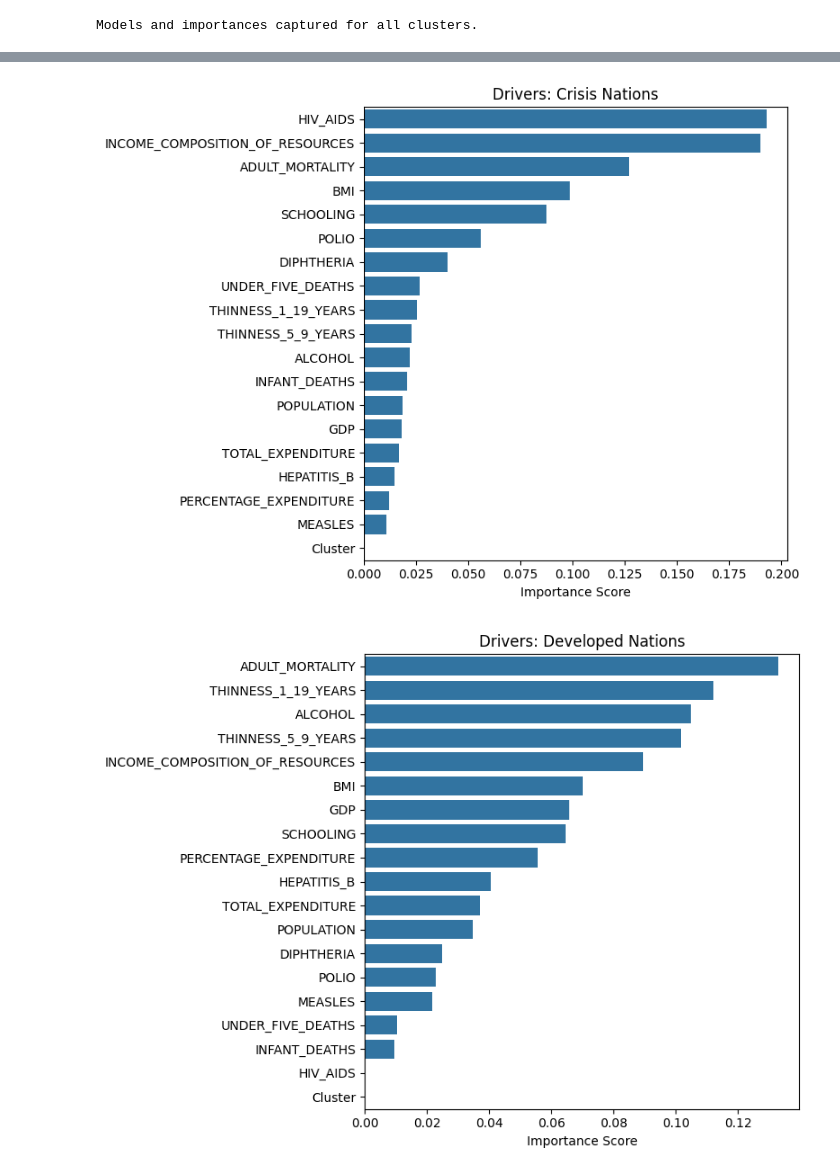
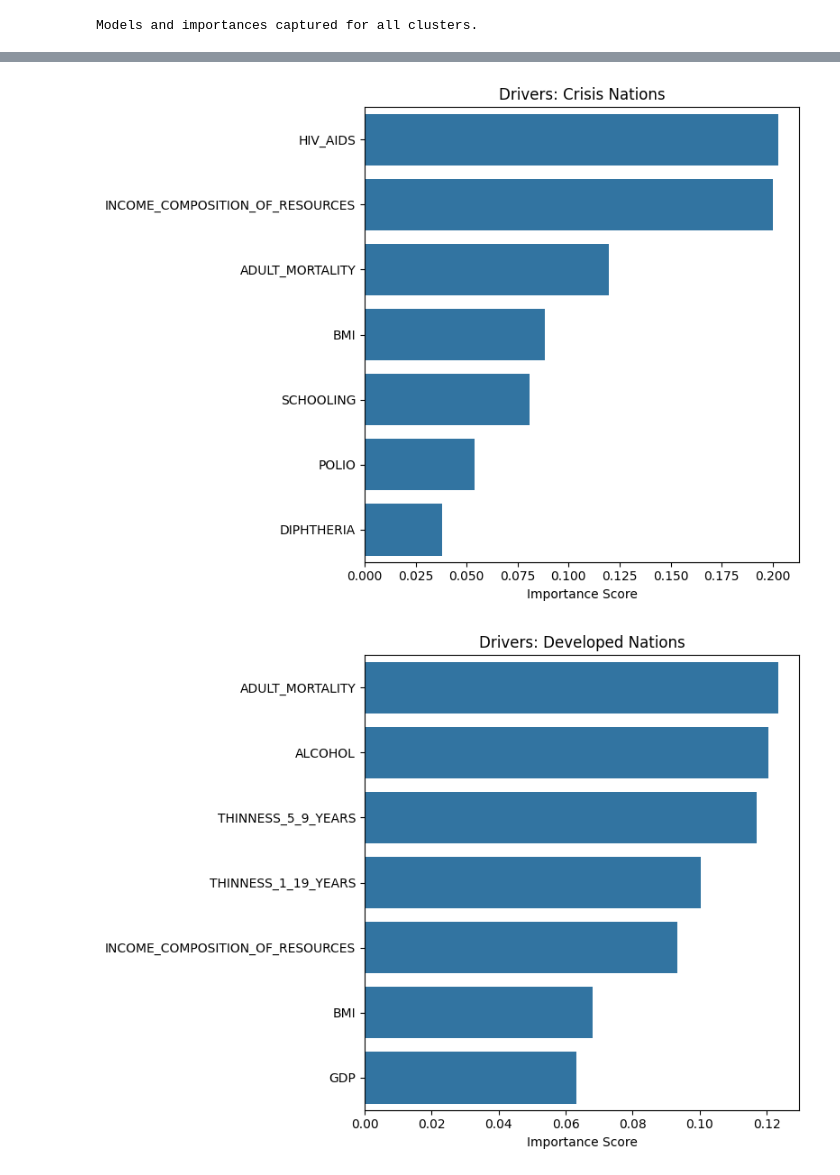
Before and after one commit to egeundenis/life-expectancy-project, a Jupyter notebook: project.ipynb, the cells around one changed output, grey strips where cells are left out. Saved outputs shown, nothing was run; the diff lists cells and outputs as text; code cells hidden in the pictures.

```diff
--- a/project.ipynb
+++ b/project.ipynb
@@ -723,0 +767,18 @@ plt.show()
+# %%
+for cl in clusters:
+    model = improved_cluster_models[cl]
+    # Get test data for this cluster
+    d_test = d = df[df["CLUSTER_NAME"] == cl]
+    X_test_cl = d_test[features]
+    y_test_cl = d_test[target]
+
+    # Calculate residuals
+    predictions = model.predict(X_test_cl)
+    residuals = y_test_cl - predictions
+
+    # Plot
+    plt.figure(figsize=(8, 4))
+    sns.scatterplot(x=predictions, y=residuals)
+    plt.axhline(0, color='red', linestyle='--')
+    plt.title(f'Improved Residuals: {cl}')
+    plt.show()
@@ -724,26 +790,26 @@ plt.show()
 # %%
 for cl in clusters:
     # 1. Get the specific model for this cluster
-    rf_model = cluster_models[cl]
+    rf_model = improved_cluster_models[cl]
 
     # 2. Get the feature importance scores
     importances = rf_model.feature_importances_
 
     # 3. Create a DataFrame and take only the Top 10
     feat_imp_df = pd.DataFrame({
         'Feature': features,
         'Importance': importances
-    }).sort_values(by='Importance', ascending=False)
+    }).sort_values(by='Importance', ascending=False).head(7)
 
     # 4. Create a new figure for each cluster
     plt.figure(figsize=(8, 6))
     sns.barplot(x='Importance', y='Feature', data=feat_imp_df)
 
     plt.title(f'Drivers: {cl}')
     plt.xlabel('Importance Score')
     plt.ylabel('')
     plt.tight_layout()
     plt.show()
 # %% [output]
-[figure, old version]
+[figure, new version]
-[figure, old version]
+[figure, new version]
```
Also changed, not shown: parts of 6 cells of this notebook.
